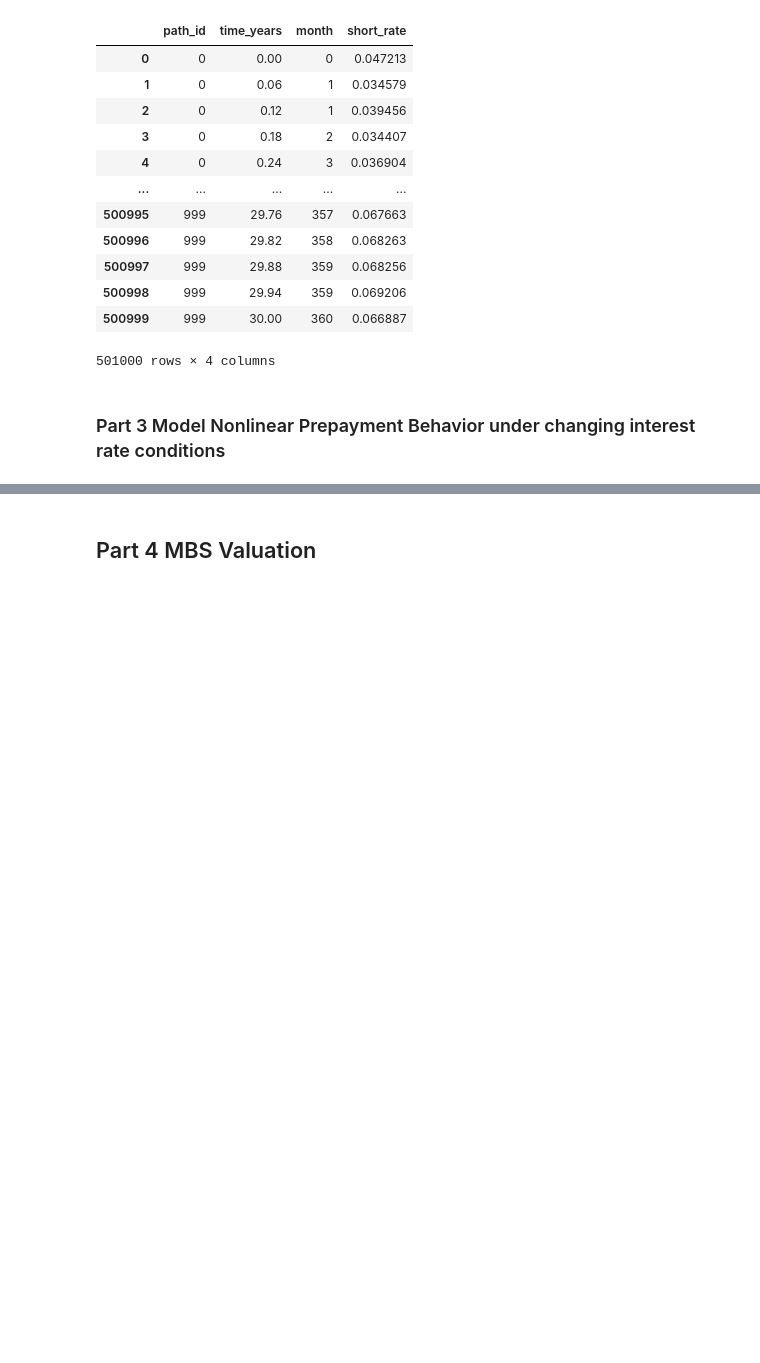
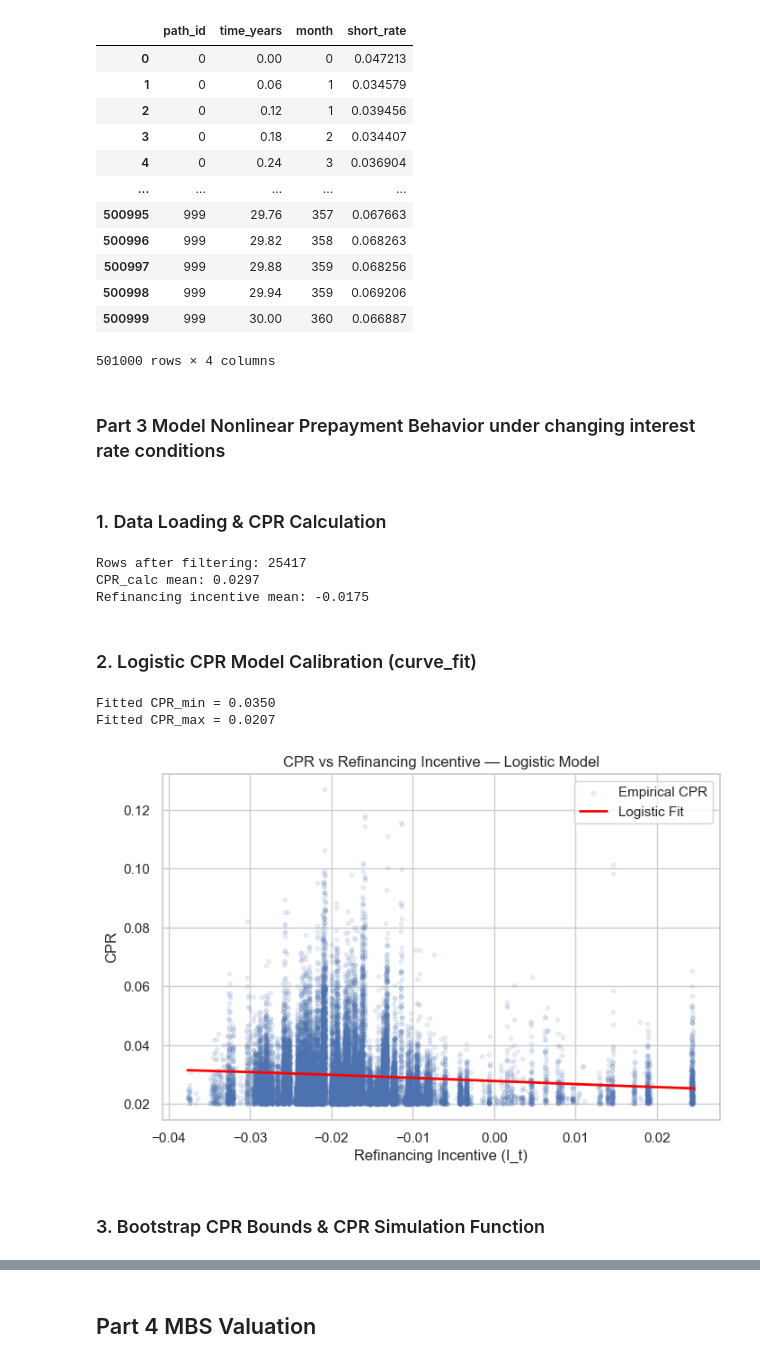
Before and after one commit to chloelinrq/STAT5030_Numerical_Methods_Group_Project, a Jupyter notebook: main.ipynb, the cells around one changed output, grey strips where cells are left out. Saved outputs shown, nothing was run; the diff lists cells and outputs as text; code cells hidden in the pictures; blank space fills up the shorter version.

```diff
--- a/main.ipynb
+++ b/main.ipynb
@@ -517,3 +520,79 @@ short_rate_df
 501000 rows × 4 columns
 # %% [markdown]
 ### Part 3 Model Nonlinear Prepayment Behavior under changing interest rate conditions
+# %% [markdown]
+### 1. Data Loading & CPR Calculation
+# %%
+# Load data
+df = pd.read_excel('FRE_DPR_Cumulative.xlsx')
+
+# Compute SMM and CPR from raw data
+df['SMM_calc'] = df['Unscheduled Principal Reduction Amount'] / df['Cohort Current UPB']
+df['CPR_calc'] = 1 - (1 - df['SMM_calc'])**12
+
+# Winsorize bottom 20% and filter out near-zero prepayments
+df['CPR_calc'] = winsorize(df['CPR_calc'], limits=[0.20, 0])
+df = df[df['CPR_calc'] >= 0.02].copy()
+
+# Compute refinancing incentive: I = WA coupon rate - benchmark rate (6%)
+df['refinancing incentive_calc'] = (df['Cohort WA Current Interest Rate'] / 100) - 0.06
+
+print(f"Rows after filtering: {len(df)}")
+print(f"CPR_calc mean: {df['CPR_calc'].mean():.4f}")
+print(f"Refinancing incentive mean: {df['refinancing incentive_calc'].mean():.4f}")
+# %% [output]
+Rows after filtering: 25417
+CPR_calc mean: 0.0297
+Refinancing incentive mean: -0.0175
+# %% [markdown]
+### 2. Logistic CPR Model Calibration (curve_fit)
+# %%
+# --- Model parameters ---
+k_hat    = 30    # steepness of logistic curve (from curve_fit convention)
+theta_hat = 0.0  # midpoint incentive
+
+def logistic_cpr(I, cpr_min, cpr_max):
+    return cpr_max + (cpr_min - cpr_max) / (1 + np.exp(k_hat * (I - theta_hat)))
+
+# Fit cpr_min and cpr_max to data
+fit_df = df[['refinancing incentive_calc', 'CPR_calc']].dropna().copy()
+x = fit_df['refinancing incentive_calc'].values
+y = fit_df['CPR_calc'].values
+
+low  = df[df['refinancing incentive_calc'] <  0.0]['CPR_calc']
+high = df[df['refinancing incentive_calc'] > 0.02]['CPR_calc']
+
+cpr_min_hat = low.mean()    # incentive 负 → 有动力还 → CPR 高
+cpr_max_hat = high.mean()   # incentive 正 → 没动力还 → CPR 低
+
+print(f"cpr_min_hat (high prepayment) = {cpr_min_hat:.4f}")
+print(f"cpr_max_hat (low prepayment)  = {cpr_max_hat:.4f}")
+
+
+assert cpr_min_hat > cpr_max_hat, "Check incentive thresholds — ordering is wrong"
+
+
+df['CPR_model'] = logistic_cpr(df['refinancing incentive_calc'], cpr_min_hat, cpr_max_hat)
+df['SMM_model'] = 1 - (1 - df['CPR_model'])**(1/12)
+df['residual']  = df['CPR_calc'] - df['CPR_model']
+
+# Visualize fit
+sns.set(style="whitegrid")
+plt.figure(figsize=(8, 5))
+plt.scatter(df['refinancing incentive_calc'], df['CPR_calc'],
+            alpha=0.1, s=10, label='Empirical CPR')
+I_range = np.linspace(df['refinancing incentive_calc'].min(),
+                      df['refinancing incentive_calc'].max(), 300)
+plt.plot(I_range, logistic_cpr(I_range, cpr_min_hat, cpr_max_hat),
+         color='red', lw=2, label='Logistic Fit')
+plt.xlabel('Refinancing Incentive (I_t)')
+plt.ylabel('CPR')
+plt.title('CPR vs Refinancing Incentive — Logistic Model')
+plt.legend()
+plt.show()
+# %% [output]
+Fitted CPR_min = 0.0350
+Fitted CPR_max = 0.0207
+[figure, added]
+# %% [markdown]
+### 3. Bootstrap CPR Bounds & CPR Simulation Function
```
Also changed, not shown: parts of 40 cells of this notebook.
